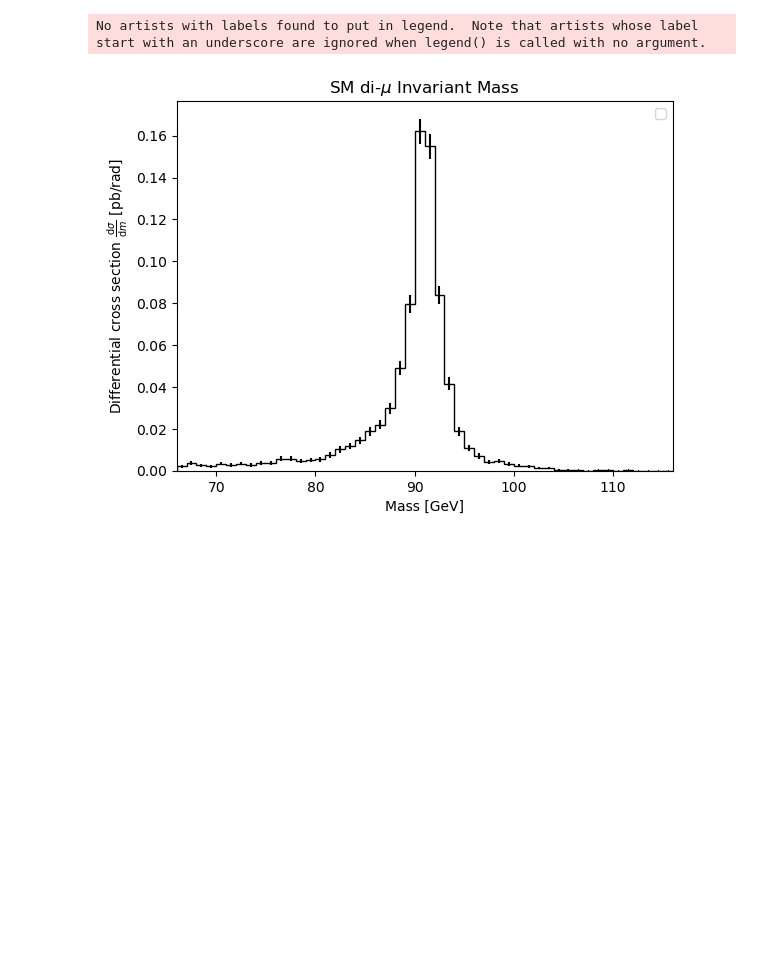
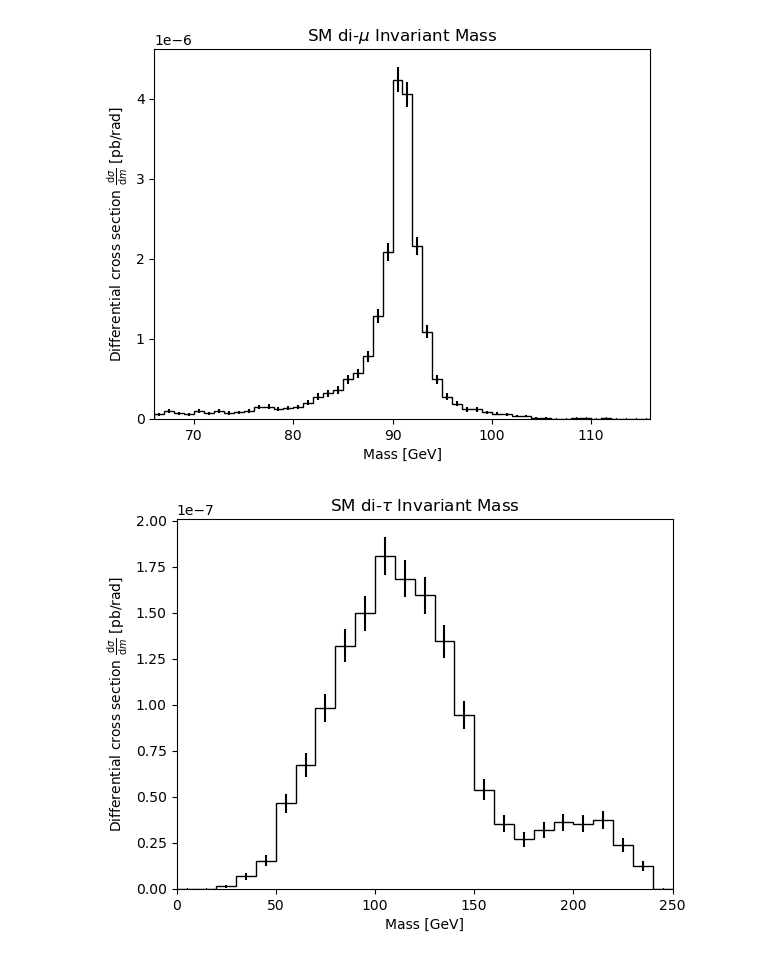
Before and after one commit to Arun-Atwal/ee_zh_final_analysis, a Jupyter notebook: inv_mass_plots.ipynb, the cells around one changed output. Cells and saved outputs as stored; diff of their text form; code cells hidden in the pictures; blank space fills up the shorter version.

```diff
--- a/inv_mass_plots.ipynb
+++ b/inv_mass_plots.ipynb
@@ -96,11 +107,10 @@ No artists with labels found to put in legend.  Note that artists whose label st
 # %%
 dimuon = all_muons[ditau_mask]
 dimuon_mass = (dimuon[:,0]+dimuon[:,1]).mass
-histogram(dimuon_mass, events['Event.Weight'][ditau_mask], 50, None, 'k', (66, 116), plot = True)
+histogram(dimuon_mass, events['Event.Weight'][ditau_mask]/len(events), 50, 'k', (66, 116), plot = True)
 plt.title(r"SM di-$\mu$ Invariant Mass")
 plt.xlabel(r"Mass [GeV]")
 plt.ylabel(r'Differential cross section $\frac{\mathrm{d}\sigma}{\mathrm{d}m}$ [pb/rad]')
 plt.savefig("dimuon_mass_uncut.png")
 # %% [output]
-No artists with labels found to put in legend.  Note that artists whose label start with an underscore are ignored when legend() is called with no argument.
-[figure, old version]
+[figure, new version]
@@ -106,0 +157,9 @@ No artists with labels found to put in legend.  Note that artists whose label st
+# %%
+ditau_mass = (taus[:,0]+taus[:,1]).mass
+histogram(ditau_mass, weights, 25, 'k', (0, 250), plot = True)
+plt.title(r"SM di-$\tau$ Invariant Mass")
+plt.xlabel(r"Mass [GeV]")
+plt.ylabel(r'Differential cross section $\frac{\mathrm{d}\sigma}{\mathrm{d}m}$ [pb/rad]')
+plt.savefig("ditau_mass_cut.png")
+# %% [output]
+[figure, added]
```
Also changed, not shown: parts of 6 cells of this notebook, 5 other files.
